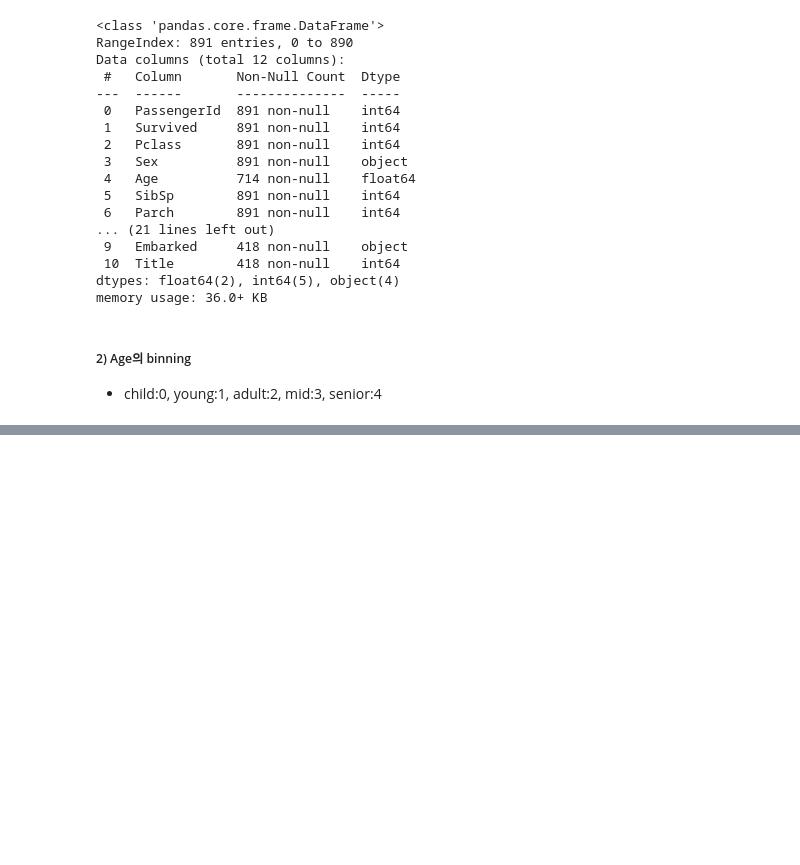
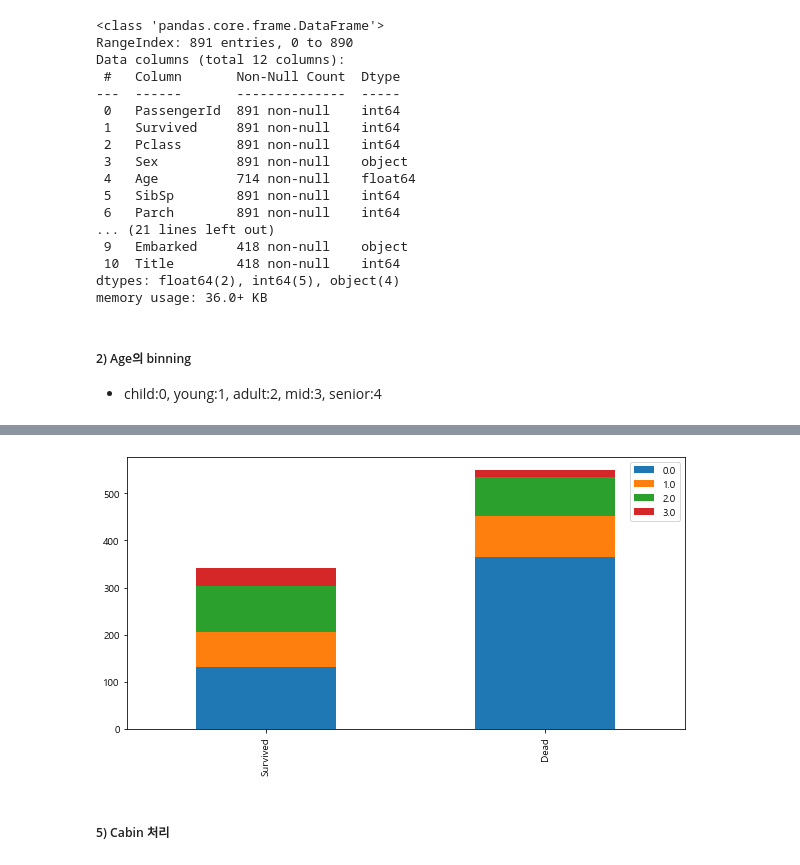
Before and after one commit to not147/PythonBasic, a Jupyter notebook: pythonwork/ai/5_기타 알고리즘.ipynb, the cells around one changed output, grey strips where cells are left out. Drawn from its saved outputs; the diff is of its cells as text; code cells hidden in the pictures; blank space fills up the shorter version.

```diff
--- a/pythonwork/ai/5_기타 알고리즘.ipynb
+++ b/pythonwork/ai/5_기타 알고리즘.ipynb
@@ -858,0 +1003,6 @@ dtype: int64
+# %%
+bar_chart("Fare")
+# %% [output]
+[figure, added]
+# %% [markdown]
+##### 5) Cabin 처리
```
Also changed, not shown: parts of 61 cells of this notebook, 1 other file.
